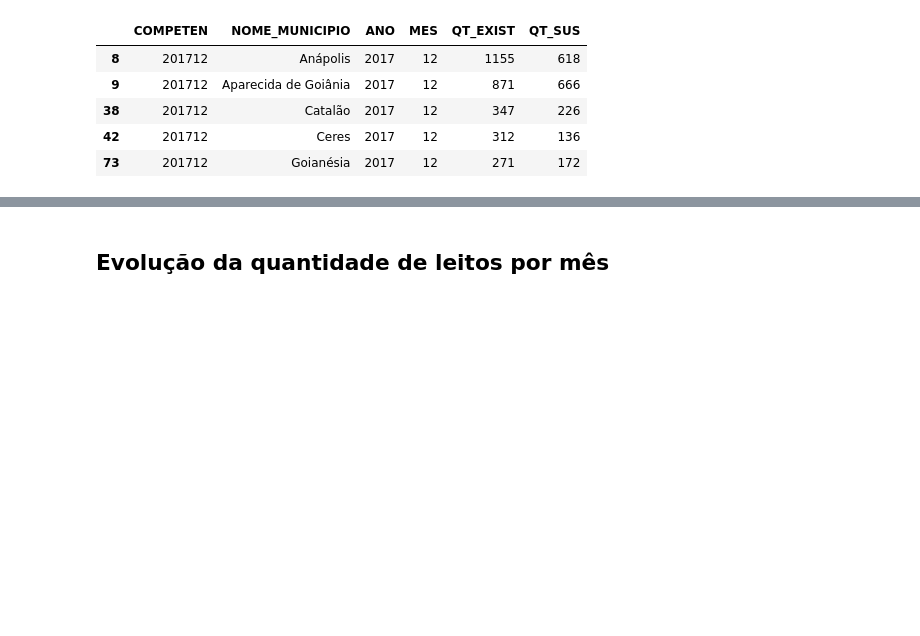
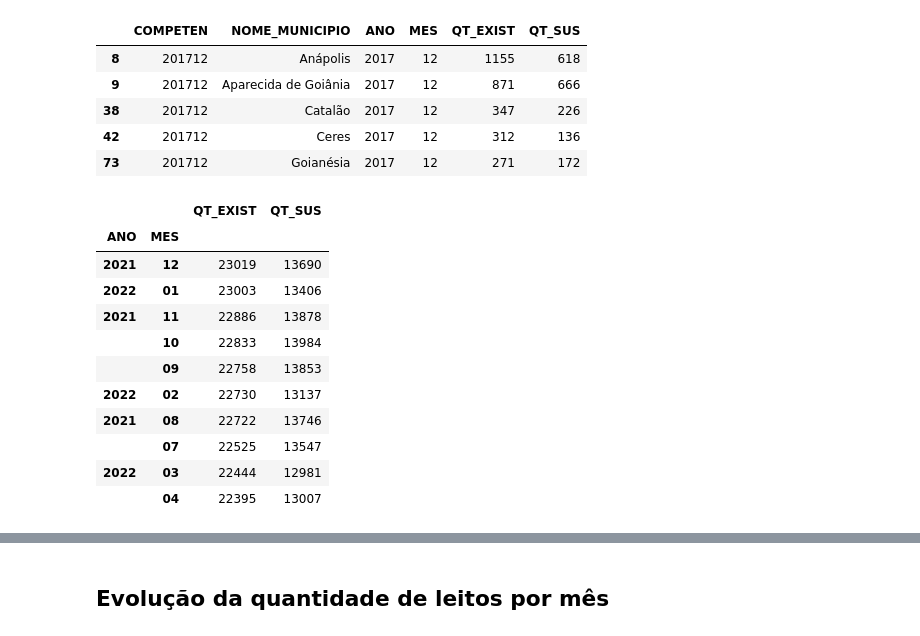
Before and after one commit to brunoconterato/go-capacidade-hospitalar, a Jupyter notebook: eda.ipynb, the cells around one changed output, grey strips where cells are left out. Cells and saved outputs as stored; diff of their text form; code cells hidden in the pictures; blank space fills up the shorter version.

```diff
--- a/eda.ipynb
+++ b/eda.ipynb
@@ -278,3 +278,23 @@ leitos_por_cidade_fim_ano.head()
 | 73 | 201712 | Goianésia | 2017 | 12 | 271 | 172 |
 # %%
 px.bar(leitos_por_cidade_fim_ano, x="ANO", y="QT_EXIST", color="NOME_MUNICIPIO", title="Quantidade de leitos totais por cidade no final de cada ano", barmode="group")
+# %%
+# TODO: temp only. Apagar!
+
+# Visualizar dados de dezembro de 2021
+temp_data_mes_a_mes = data.groupby(["ANO", "MES"]).sum()[["QT_EXIST", "QT_SUS"]]
+temp_data_mes_a_mes.sort_values(by="QT_EXIST", ascending=False).head(10)
+# data[(data["ANO"] == "2021") & (data["MES"] == "12")].groupby(["ANO", "MES"]).sum()[["QT_EXIST", "QT_SUS"]]
+# %% [output]
+|  |  | QT_EXIST | QT_SUS |
+| ANO | MES |  |  |
+| 2021 | 12 | 23019 | 13690 |
+| 2022 | 01 | 23003 | 13406 |
+| 2021 | 11 | 22886 | 13878 |
+|  | 10 | 22833 | 13984 |
+|  | 09 | 22758 | 13853 |
+| 2022 | 02 | 22730 | 13137 |
+| 2021 | 08 | 22722 | 13746 |
+|  | 07 | 22525 | 13547 |
+| 2022 | 03 | 22444 | 12981 |
+|  | 04 | 22395 | 13007 |
```
Also changed, not shown: parts of 8 cells of this notebook.
